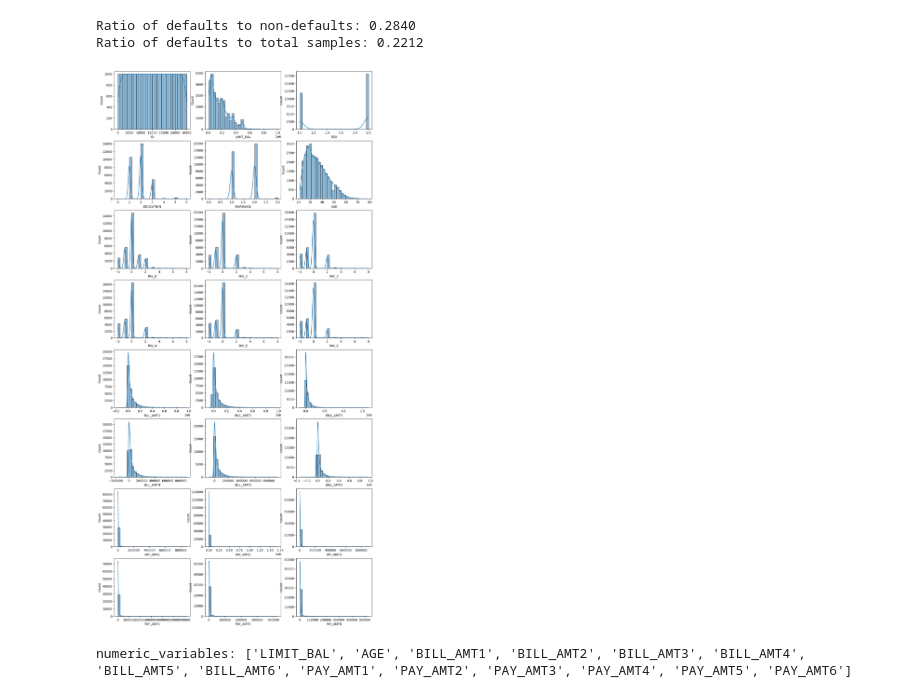
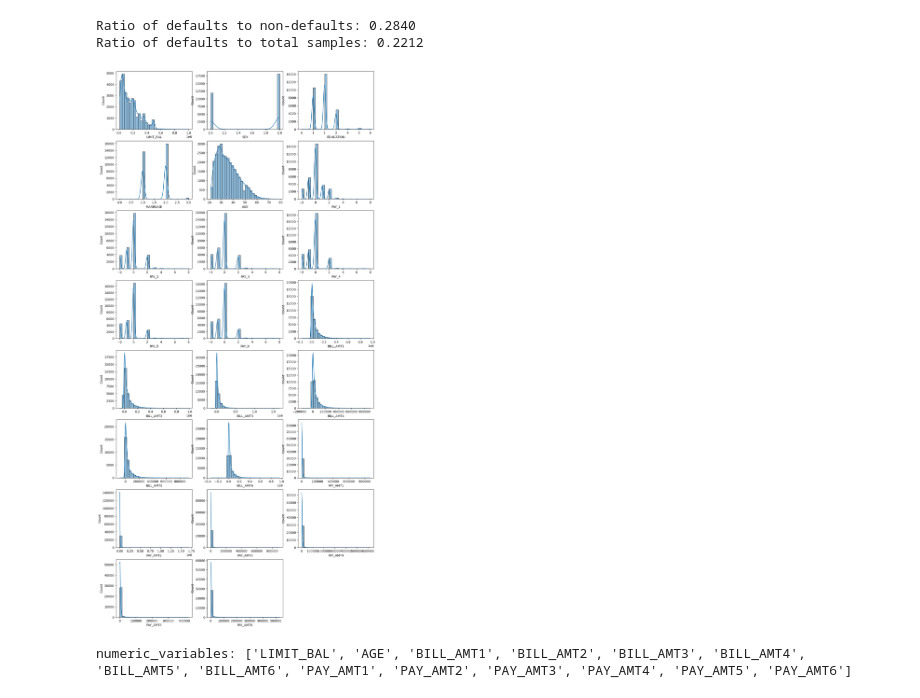
Before and after one commit to joseph-m-pasia/kg-default-of-credit-cards, a Jupyter notebook: notebooks/00_eda.ipynb, the cells around one changed output. Saved outputs shown, nothing was run; the diff lists cells and outputs as text; code cells hidden in the pictures.

```diff
--- a/notebooks/00_eda.ipynb
+++ b/notebooks/00_eda.ipynb
@@ -60,3 +111,6 @@ None
+# %%
+# Rename PAY_0 to PAY_1 for consistency with the other PAY variables
+df.rename(columns={'PAY_0': 'PAY_1'}, inplace=True)
 # %%
 # Determine if there are any missing values in the dataset
 missing_values = df.isnull().sum()
@@ -131,15 +162,15 @@ Ratio of defaults to non-defaults: 0.2840
 Ratio of defaults to total samples: 0.2212
 # %%
 # Plot the distribution of the explanatory variables in 3 columns
-explanatory_variables = [col for col in df.columns if col != target_variable]
+explanatory_variables = [col for col in df.columns if (col != target_variable and col != 'ID')]
 num_explanatory = len(explanatory_variables)
 num_cols = 3
 num_rows = (num_explanatory + num_cols - 1) // num_cols  # Calculate required rows
 plt.figure(figsize=(15, num_rows * 4))  # Adjust height based on number of rows
 for i, var in enumerate(explanatory_variables):
     plt.subplot(num_rows, num_cols, i + 1)
     sns.histplot(df[var], kde=True, bins=30)
 # %% [output]
-[figure, old version]
+[figure, new version]
 # %%
 binary_variables = ["SEX", "MARRIAGE"]
```
Also changed, not shown: parts of 17 cells of this notebook.
